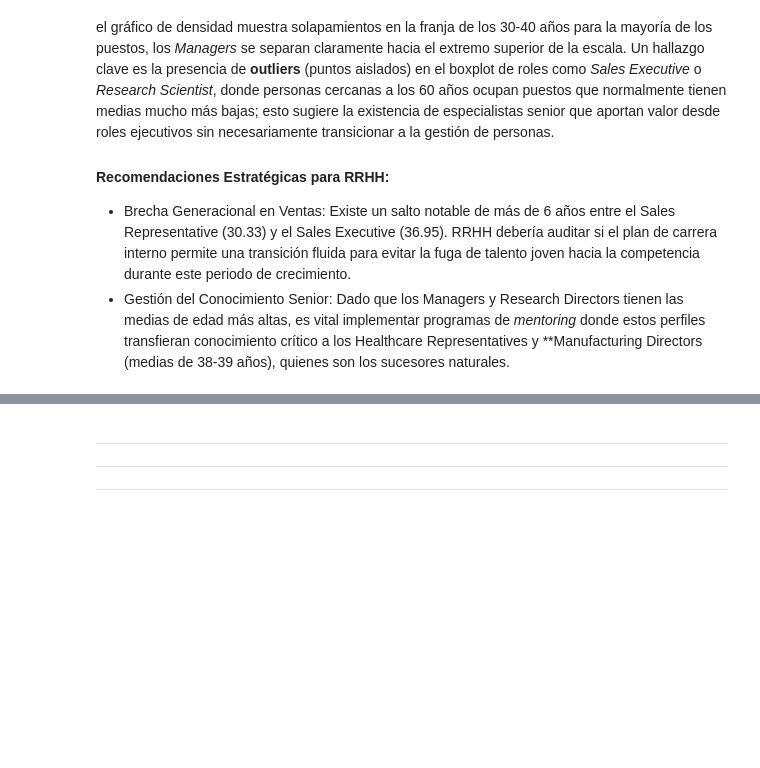
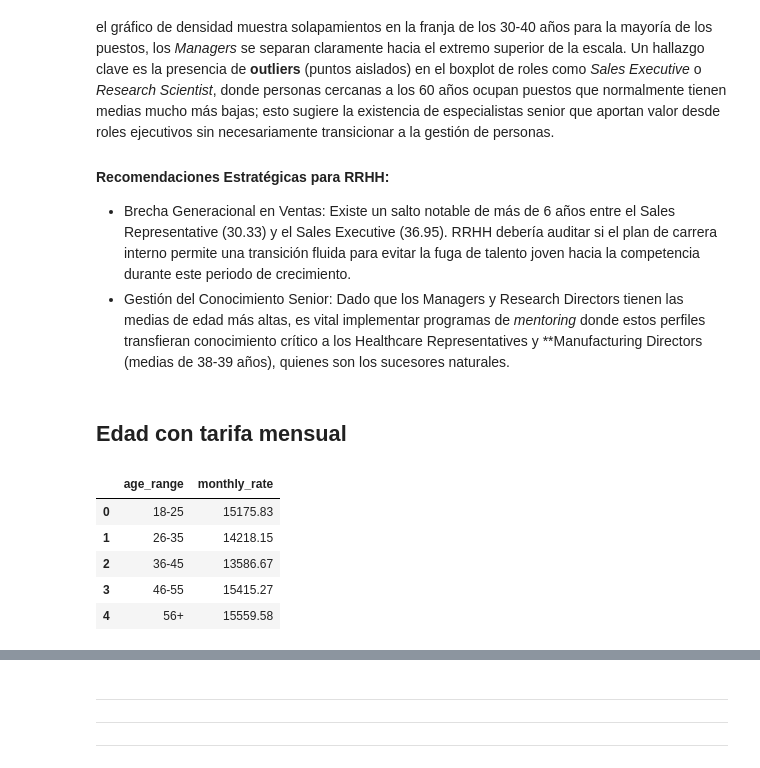
Before and after one commit to PatriciaAnaya/project-da-promo-59-modulo-3-team-3, a Jupyter notebook: optimizacion-de-talento.ipynb, the cells around one changed output, grey strips where cells are left out. Drawn from its saved outputs; the diff is of its cells as text; code cells hidden in the pictures; blank space fills up the shorter version.

```diff
--- a/optimizacion-de-talento.ipynb
+++ b/optimizacion-de-talento.ipynb
@@ -1333,3 +1333,29 @@ La empresa presenta una pirámide demográfica saludable pero muy marcada por el
 
 - Brecha Generacional en Ventas: Existe un salto notable de más de 6 años entre el Sales Representative (30.33) y el Sales Executive (36.95). RRHH debería auditar si el plan de carrera interno permite una transición fluida para evitar la fuga de talento joven hacia la competencia durante este periodo de crecimiento.
 - Gestión del Conocimiento Senior: Dado que los Managers y Research Directors tienen las medias de edad más altas, es vital implementar programas de *mentoring* donde estos perfiles transfieran conocimiento crítico a los Healthcare Representatives y **Manufacturing Directors (medias de 38-39 años), quienes son los sucesores naturales.
+# %% [markdown]
+## Edad con tarifa mensual
+# %%
+# 1. Definimos los límites de los rangos y las etiquetas
+# Ejemplo: 18-25, 26-35, 36-45, etc.
+bins_edad = [18, 26, 36, 46, 56, 100]
+labels_edad = ['18-25', '26-35', '36-45', '46-55', '56+']
+
+# 2. Creamos una nueva columna temporal para el rango
+df_final['age_range'] = pd.cut(df_final['age'], bins=bins_edad, labels=labels_edad, right=False)
+
+# 3. Aplicamos el groupby usando esa nueva columna
+monthly_rate_by_age_range = (df_final.groupby('age_range')['monthly_rate']
+                             .mean()
+                             .round(2)
+                             .reset_index()
+                            )
+
+monthly_rate_by_age_range
+# %% [output]
+|  | age_range | monthly_rate |
+| 0 | 18-25 | 15175.83 |
+| 1 | 26-35 | 14218.15 |
+| 2 | 36-45 | 13586.67 |
+| 3 | 46-55 | 15415.27 |
+| 4 | 56+ | 15559.58 |
```
Also changed, not shown: parts of 6 cells of this notebook.
